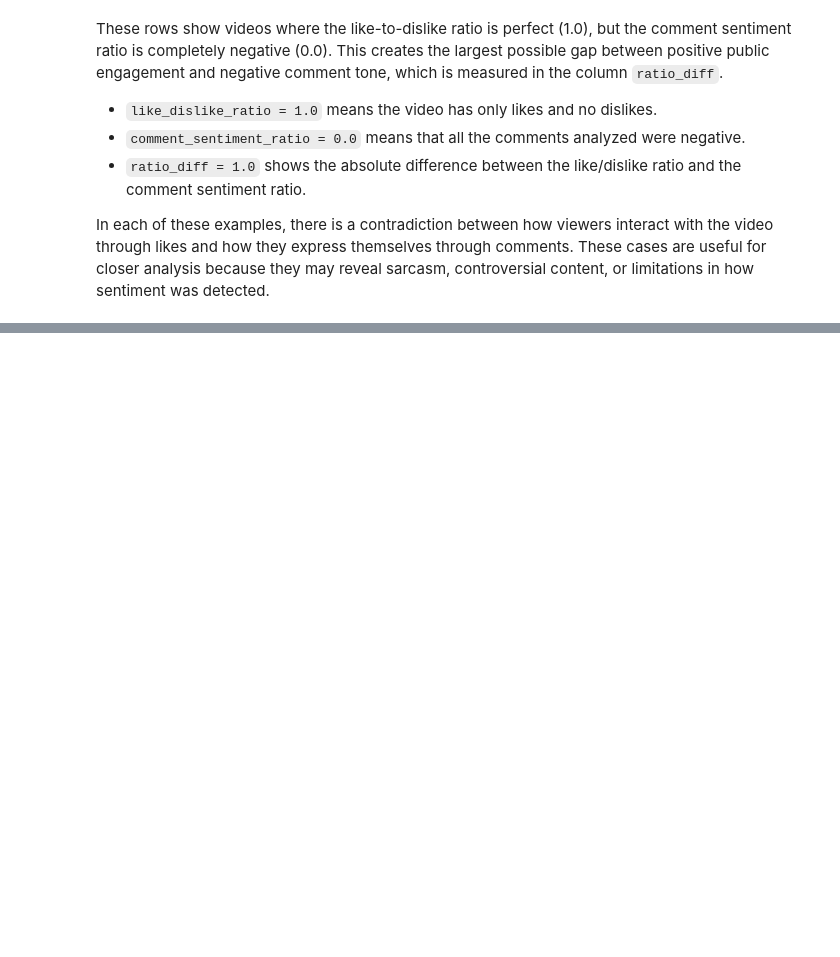
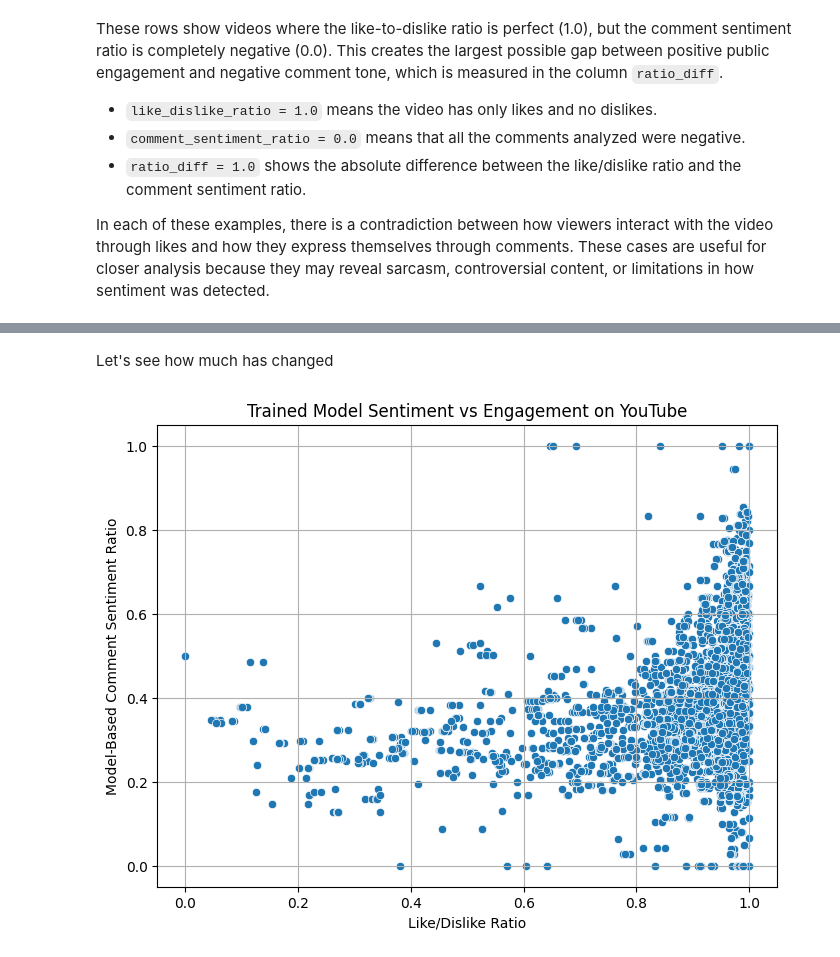
Before and after one commit to betanight/youtube_sentiment_analysis, a Jupyter notebook: notebooks/eda_analysis_eli.ipynb, the cells around one changed output, grey strips where cells are left out. Saved outputs shown, nothing was run; the diff lists cells and outputs as text; code cells hidden in the pictures; blank space fills up the shorter version.

Commit message:
LInear Regression works

```diff
--- a/notebooks/eda_analysis_eli.ipynb
+++ b/notebooks/eda_analysis_eli.ipynb
@@ -199,0 +209,17 @@ In each of these examples, there is a contradiction between how viewers interact
+# %%
+X_train, X_test, y_train, y_test = train_test_split(
+    comments['clean_text'], comments['sentiment_label'], test_size=0.2, random_state=42
+)
+
+vectorizer = TfidfVectorizer(max_features=5000)
+X_train_vec = vectorizer.fit_transform(X_train)
+X_test_vec = vectorizer.transform(X_test)
+
+model = LogisticRegression()
+model.fit(X_train_vec, y_train)
+
+y_pred = model.predict(X_test_vec)
+
+print("Accuracy:", accuracy_score(y_test, y_pred))
+print(confusion_matrix(y_test, y_pred))
+print(classification_report(y_test, y_pred))
@@ -199,0 +260,12 @@ In each of these examples, there is a contradiction between how viewers interact
+# %%
+all_comments_vec = vectorizer.transform(comments['clean_text'])
+comments['model_prediction'] = model.predict(all_comments_vec)
+
+model_sentiment_summary = comments.groupby('video_id')['model_prediction'].value_counts().unstack().fillna(0)
+model_sentiment_summary['model_comment_sentiment_ratio'] = (
+    model_sentiment_summary['positive'] /
+    (model_sentiment_summary['positive'] + model_sentiment_summary['negative'])
+)
+
+cv_combined = videos.merge(model_sentiment_summary[['model_comment_sentiment_ratio']], on='video_id', how='inner')
+cv_combined['new_ratio_diff'] = (cv_combined['like_dislike_ratio'] - cv_combined['model_comment_sentiment_ratio']).abs()
@@ -199,0 +281,12 @@ In each of these examples, there is a contradiction between how viewers interact
+# %% [markdown]
+Let's see how much has changed
+# %%
+plt.figure(figsize=(8, 6))
+sns.scatterplot(data=cv_combined, x='like_dislike_ratio', y='model_comment_sentiment_ratio')
+plt.xlabel('Like/Dislike Ratio')
+plt.ylabel('Model-Based Comment Sentiment Ratio')
+plt.title('Trained Model Sentiment vs Engagement on YouTube')
+plt.grid(True)
+plt.show()
+# %% [output]
+[figure, added]
```
Also changed, not shown: parts of 13 cells of this notebook.
